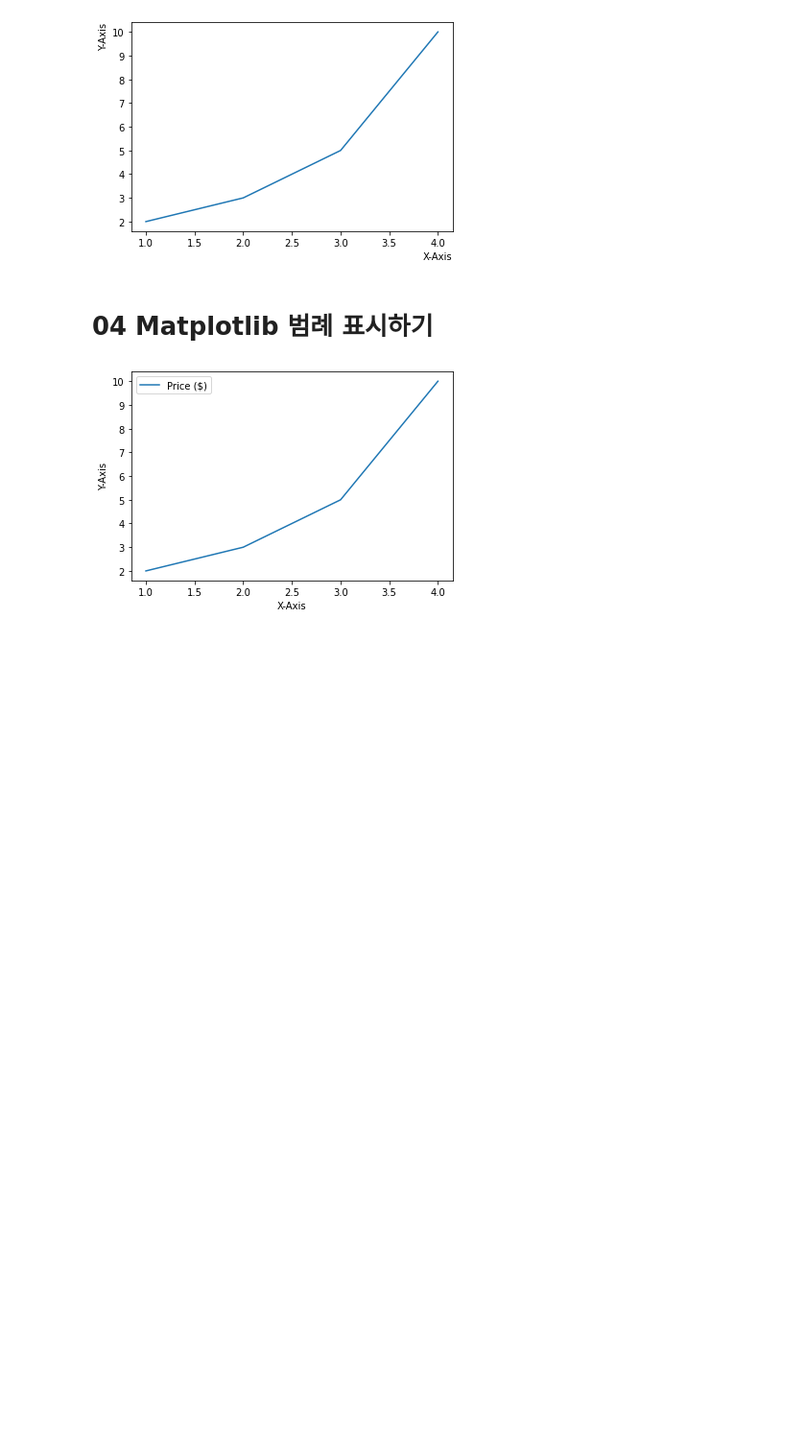
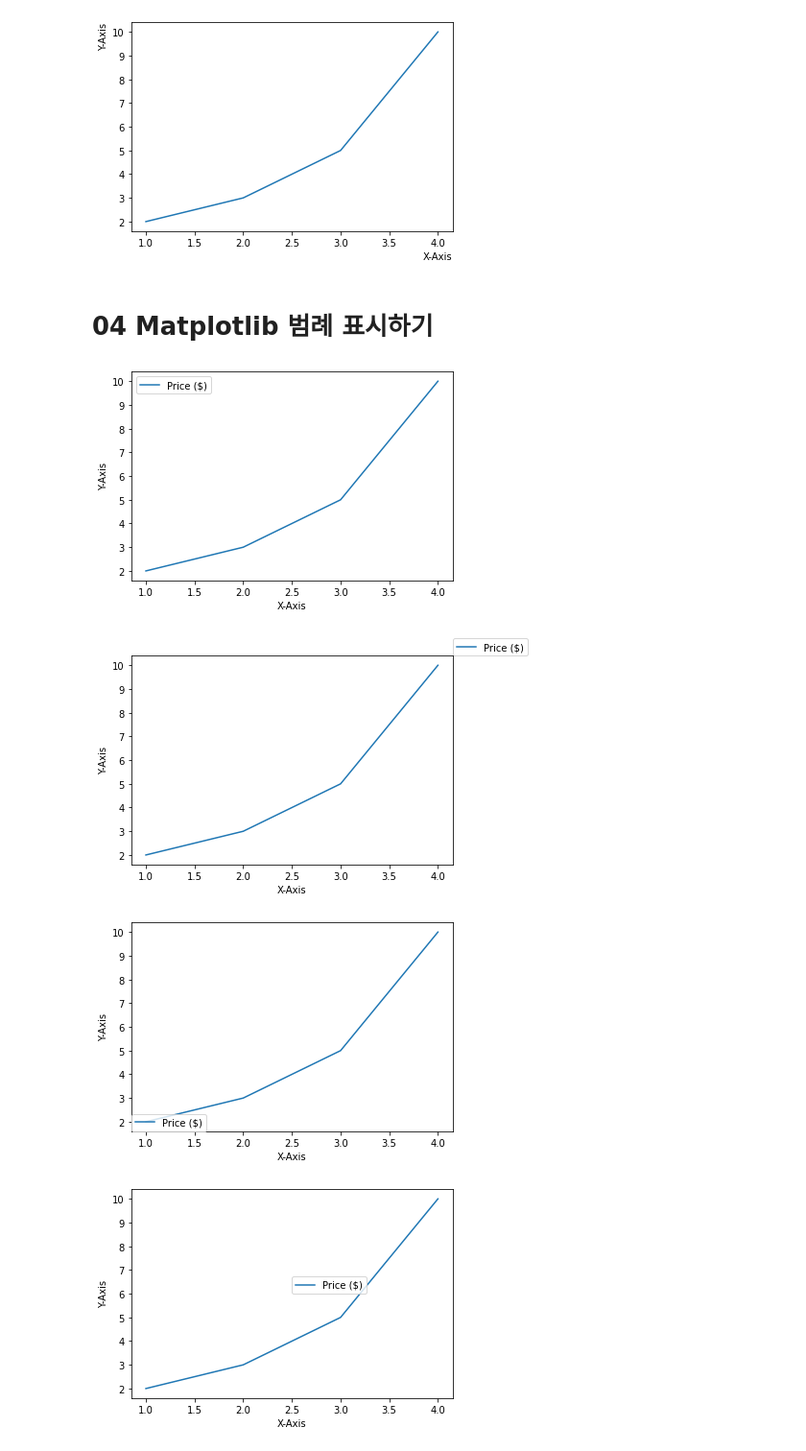
Before and after one commit to okmunkiok/Matplotlib_Tutorial__Dardao, a Jupyter notebook: Matplotlib_Tutorial.ipynb, the cells around one changed output. Shown: that part at 96% size. Saved outputs shown, nothing was run; the diff lists cells and outputs as text; code cells hidden in the pictures; blank space fills up the shorter version.

```diff
--- a/Matplotlib_Tutorial.ipynb
+++ b/Matplotlib_Tutorial.ipynb
@@ -229,3 +229,37 @@ plt.legend()
 plt.show()
 # %% [output]
 [figure]
+# %%
+# 위치 지정하기
+# 예제 1
+
+import matplotlib.pyplot as plt
+
+plt.plot([1, 2, 3, 4], [2, 3, 5, 10], label='Price ($)')
+plt.xlabel('X-Axis')
+plt.ylabel('Y-Axis')
+plt.legend(loc=(1.0, 1.0))
+
+plt.show()
+
+
+
+plt.plot([1, 2, 3, 4], [2, 3, 5, 10], label='Price ($)')
+plt.xlabel('X-Axis')
+plt.ylabel('Y-Axis')
+plt.legend(loc=(0.0, 0.0))
+
+plt.show()
+
+
+
+plt.plot([1, 2, 3, 4], [2, 3, 5, 10], label='Price ($)')
+plt.xlabel('X-Axis')
+plt.ylabel('Y-Axis')
+plt.legend(loc=(0.5, 0.5))
+
+plt.show()
+# %% [output]
+[figure, added]
+[figure, added]
+[figure, added]
```
Also changed, not shown: parts of 6 cells of this notebook.
